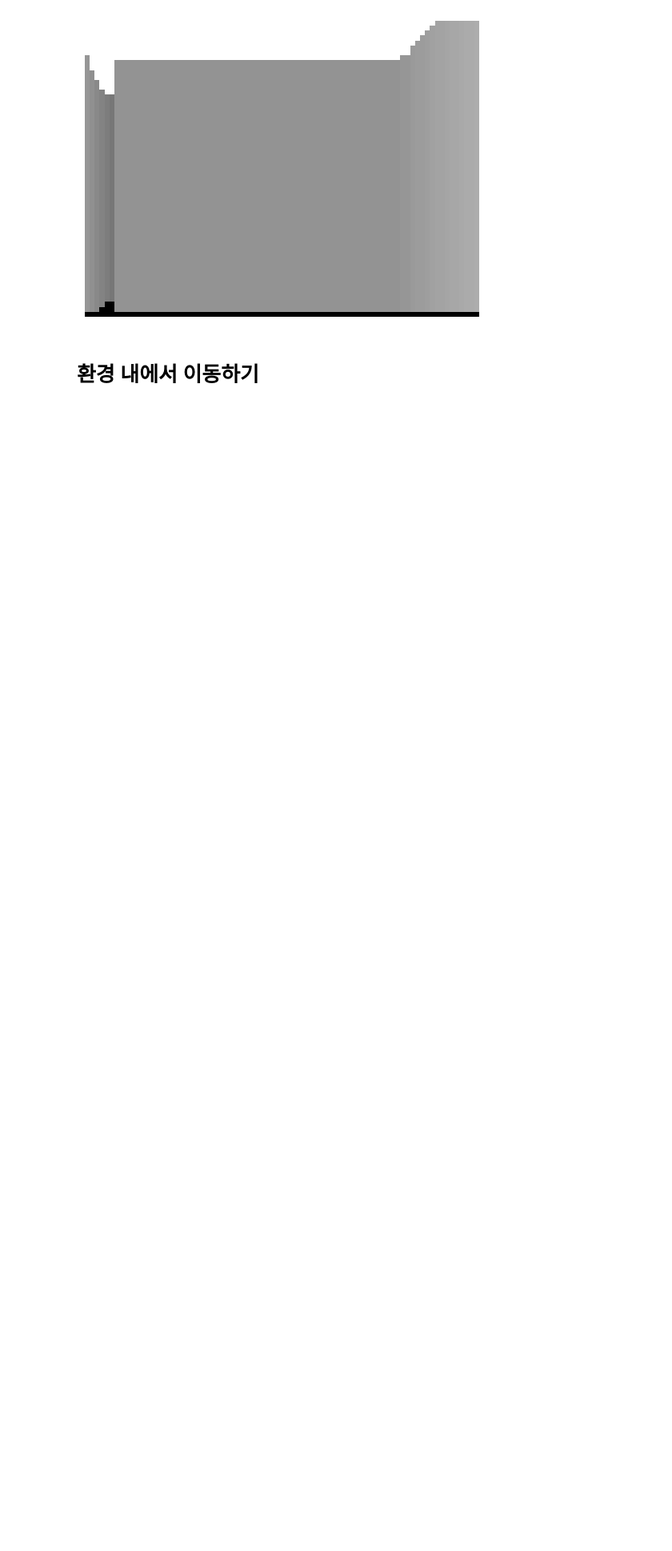
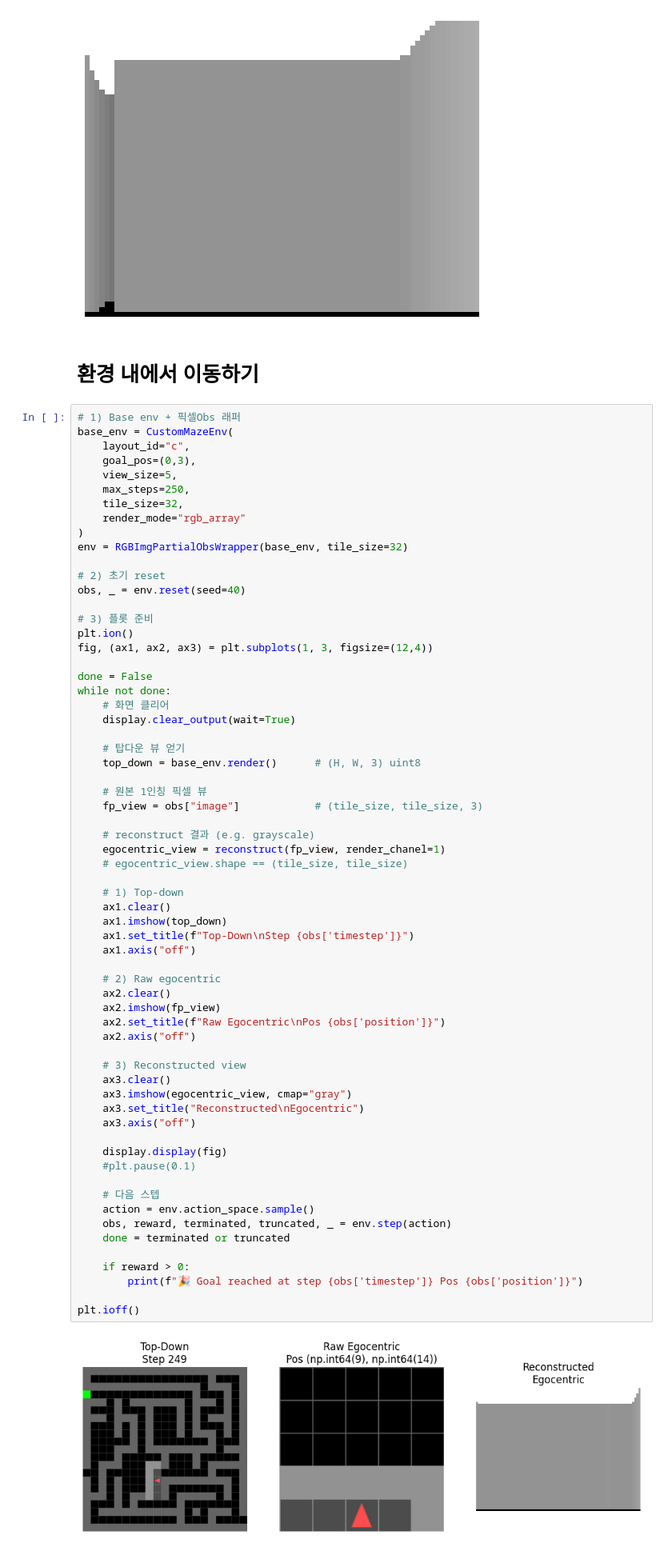
Before and after one commit to jongminpark88/Comp_neuro_final, a Jupyter notebook: notebooks/env_test.ipynb, the cells around one changed output. Shown: that part at 80% size. Cells and saved outputs as stored; diff of their text form; blank space fills up the shorter version.

```diff
--- a/notebooks/env_test.ipynb
+++ b/notebooks/env_test.ipynb
@@ -122,3 +120,69 @@ plt.show()
 [figure]
 # %% [markdown]
 # 환경 내에서 이동하기
+# %%
+# 1) Base env + 픽셀Obs 래퍼
+base_env = CustomMazeEnv(
+    layout_id="c",
+    goal_pos=(0,3),
+    view_size=5,
+    max_steps=250,
+    tile_size=32,
+    render_mode="rgb_array"
+)
+env = RGBImgPartialObsWrapper(base_env, tile_size=32)
+
+# 2) 초기 reset
+obs, _ = env.reset(seed=40)
+
+# 3) 플롯 준비
+plt.ion()
+fig, (ax1, ax2, ax3) = plt.subplots(1, 3, figsize=(12,4))
+
+done = False
+while not done:
+    # 화면 클리어
+    display.clear_output(wait=True)
+
+    # 탑다운 뷰 얻기
+    top_down = base_env.render()      # (H, W, 3) uint8
+
+    # 원본 1인칭 픽셀 뷰
+    fp_view = obs["image"]            # (tile_size, tile_size, 3)
+
+    # reconstruct 결과 (e.g. grayscale)
+    egocentric_view = reconstruct(fp_view, render_chanel=1)
+    # egocentric_view.shape == (tile_size, tile_size)
+
+    # 1) Top-down
+    ax1.clear()
+    ax1.imshow(top_down)
+    ax1.set_title(f"Top-Down\nStep {obs['timestep']}")
+    ax1.axis("off")
+
+    # 2) Raw egocentric
+    ax2.clear()
+    ax2.imshow(fp_view)
+    ax2.set_title(f"Raw Egocentric\nPos {obs['position']}")
+    ax2.axis("off")
+
+    # 3) Reconstructed view
+    ax3.clear()
+    ax3.imshow(egocentric_view, cmap="gray")
+    ax3.set_title("Reconstructed\nEgocentric")
+    ax3.axis("off")
+
+    display.display(fig)
+    #plt.pause(0.1)
+
+    # 다음 스텝
+    action = env.action_space.sample()
+    obs, reward, terminated, truncated, _ = env.step(action)
+    done = terminated or truncated
+
+    if reward > 0:
+        print(f"🎉 Goal reached at step {obs['timestep']} Pos {obs['position']}")
+
+plt.ioff()
+# %% [output]
+[figure, added]
```
Also changed, not shown: parts of 4 cells of this notebook, 10 other files.
